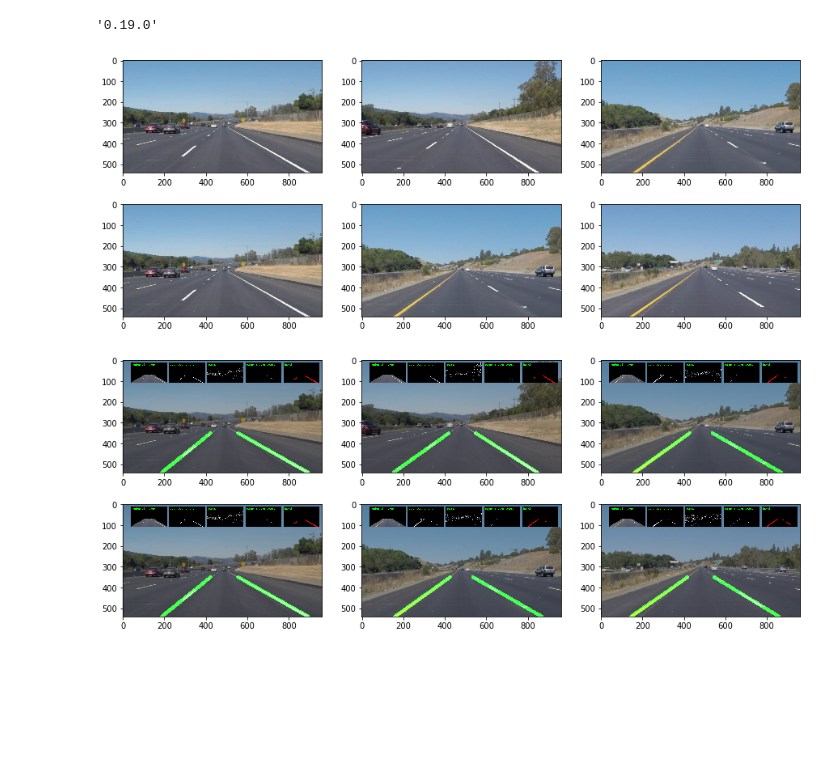
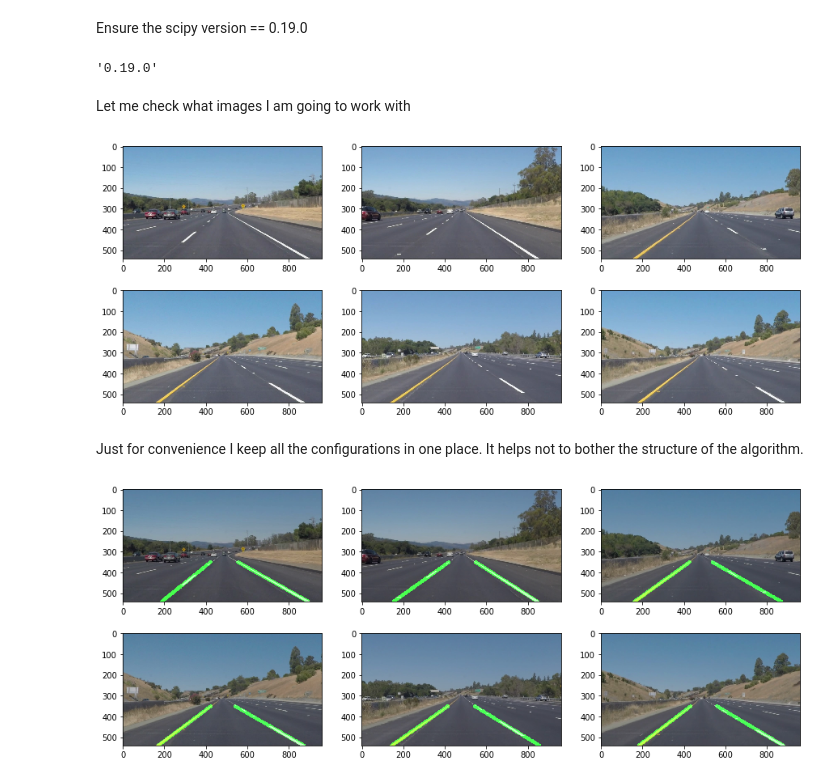
Before and after one commit to joekidd/Finding-Lane-Lines-on-the-Road, a Jupyter notebook: Udacity Lane Lines 1.ipynb, the cells around one changed output. Saved outputs shown, nothing was run; the diff lists cells and outputs as text; code cells hidden in the pictures; blank space fills up the shorter version.

Commit message:
Refactoring, minor fixes, add images output

```diff
--- a/Udacity Lane Lines 1.ipynb
+++ b/Udacity Lane Lines 1.ipynb
@@ -11,11 +12,15 @@ from scipy import stats
 # %%
 from moviepy.editor import VideoFileClip
 from IPython.display import HTML
+# %% [markdown]
+Ensure the scipy version == 0.19.0
 # %%
 import scipy
 scipy.__version__
 # %% [output]
 '0.19.0'
+# %% [markdown]
+Let me check what images I am going to work with
 # %%
 IMAGE_FOLDER="test_images"
 images = []
@@ -33,9 +38,11 @@ def show_images(images_to_show, row=2, col=3, fig_size=(15, 6)):
     for y in range(0, row):
         for x in range(0, col):
             ax = axes[y, x]
-            ax.imshow(images_to_show[(y+1) * x], cmap='gray')
+            ax.imshow(images_to_show[y * col + x], cmap='gray')
 
 show_images(images)
 # %% [output]
-[figure, old version]
+[figure, new version]
+# %% [markdown]
+Just for convenience I keep all the configurations in one place. It helps not to bother the structure of the algorithm.
 # %%
@@ -278,11 +296,14 @@ ch_detector = LaneLinesDetector(ChallengeConfig())
 # %%
 lines_detected = []
-for image in images:
-    lines_detected.append(detector.detect(image))
+for i, image in enumerate(images):
+    img_lines = detector.detect(image)
+    img_bgr = cv2.cvtColor(img_lines, cv2.COLOR_RGB2BGR)
+    cv2.imwrite("test_images_output/{}.jpg".format(i), img_bgr)
+    lines_detected.append(img_lines)
 
 show_images(lines_detected)
 # %% [output]
-[figure, old version]
+[figure, new version]
 # %%
 def process_video(input, output):
     clip1 = VideoFileClip(input)
```
Also changed, not shown: parts of 9 cells of this notebook, 6 other files.
